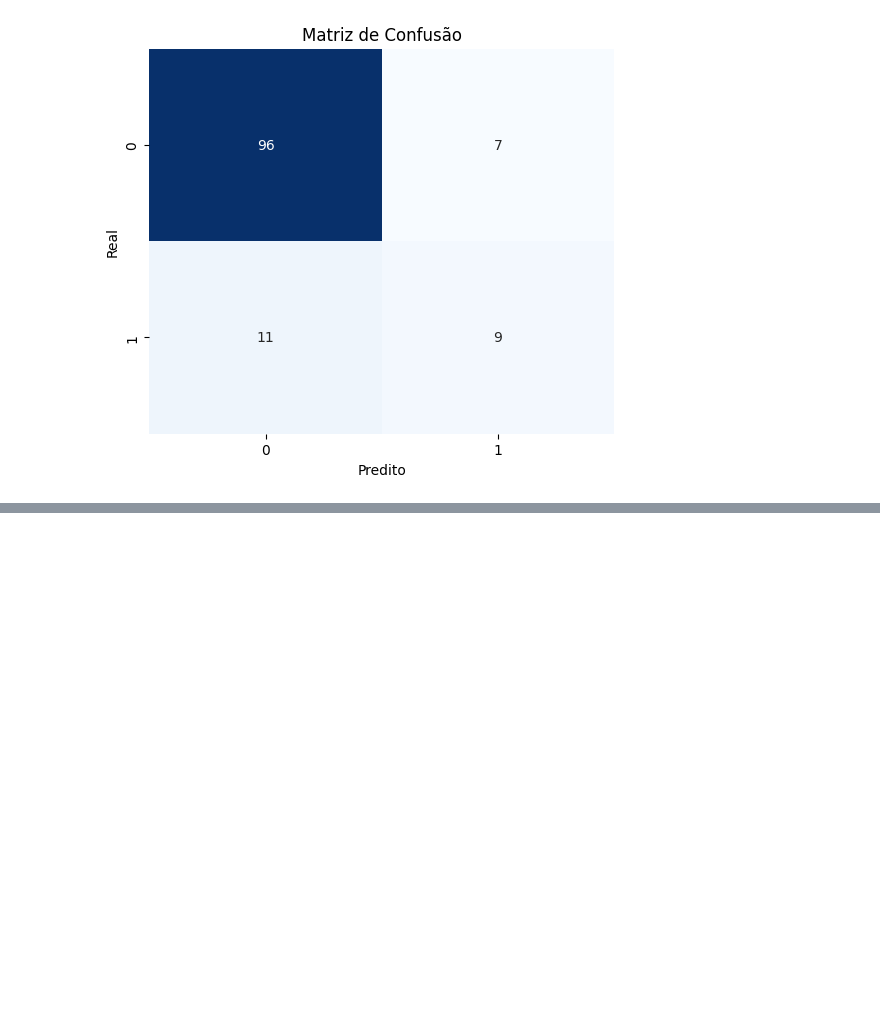
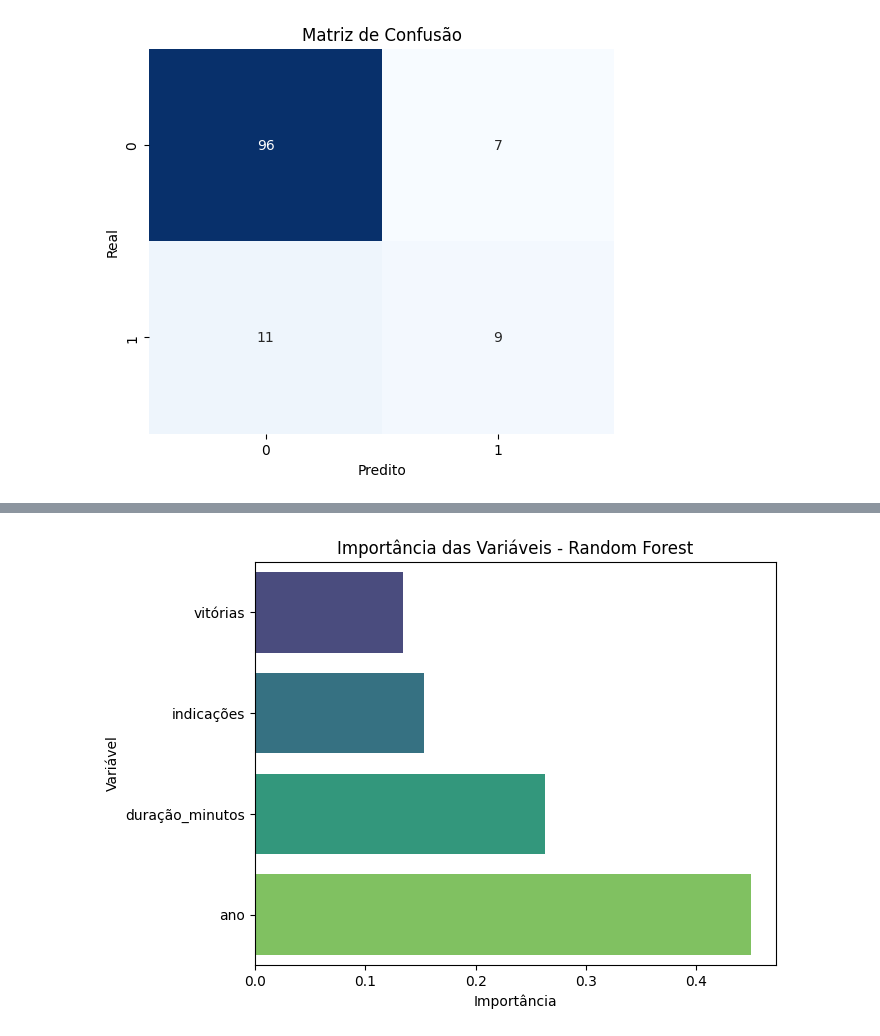
Before and after one commit to nicolascaseiro/Oscar-Melhor-Filme, a Jupyter notebook: Oscar_Melhor_Filme.ipynb, the cells around one changed output, grey strips where cells are left out. Saved outputs shown, nothing was run; the diff lists cells and outputs as text; code cells hidden in the pictures; blank space fills up the shorter version.

```diff
--- a/Oscar_Melhor_Filme.ipynb
+++ b/Oscar_Melhor_Filme.ipynb
@@ -666,0 +730,14 @@ plt.show()
+# %%
+importances = rf_model.feature_importances_
+importancia_df = pd.DataFrame({
+    'Variável': X.columns,
+    'Importância': importances
+}).sort_values(by='Importância', ascending=True)
+
+plt.figure(figsize=(7, 5))
+sns.barplot(x='Importância', y='Variável', data=importancia_df, palette='viridis')
+plt.title('Importância das Variáveis - Random Forest')
+plt.tight_layout()
+plt.show()
+# %% [output]
+[figure, added]
```
Also changed, not shown: parts of 15 cells of this notebook.
